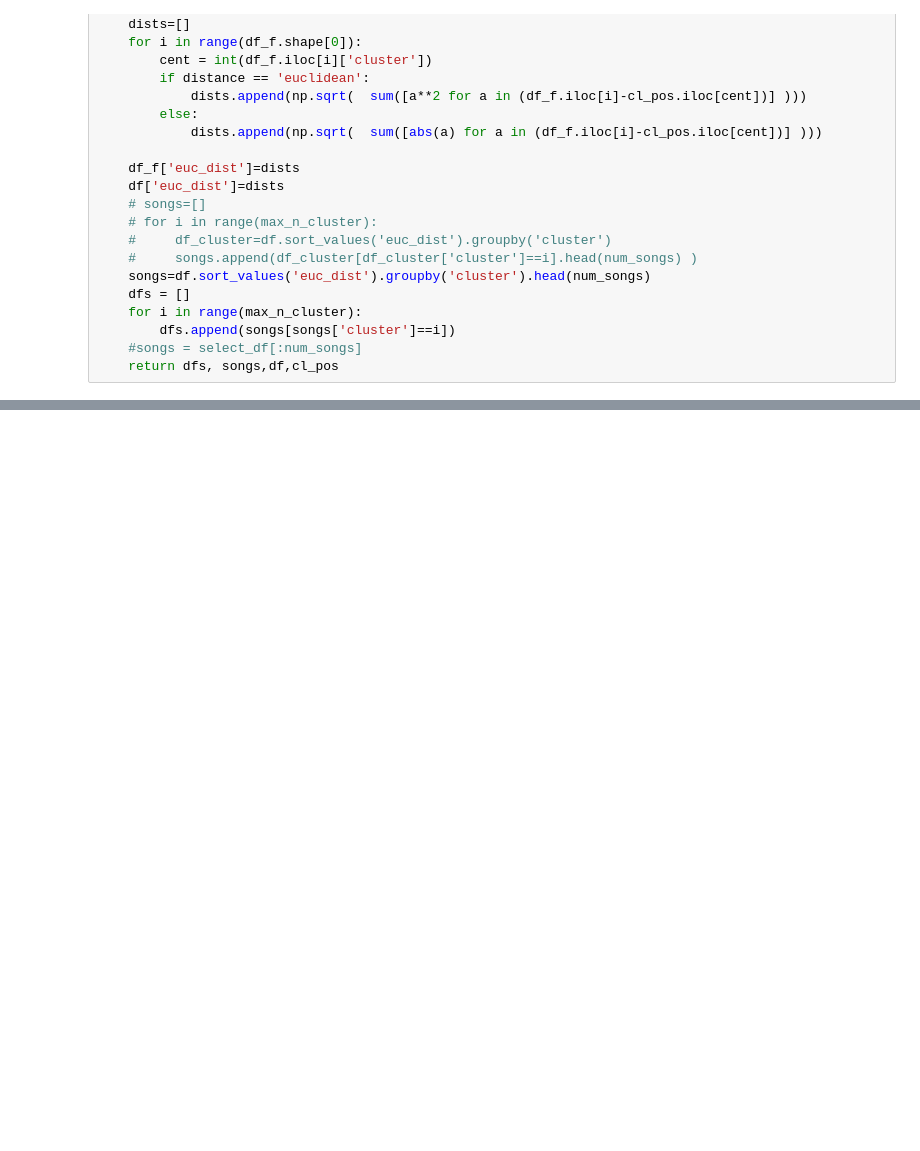
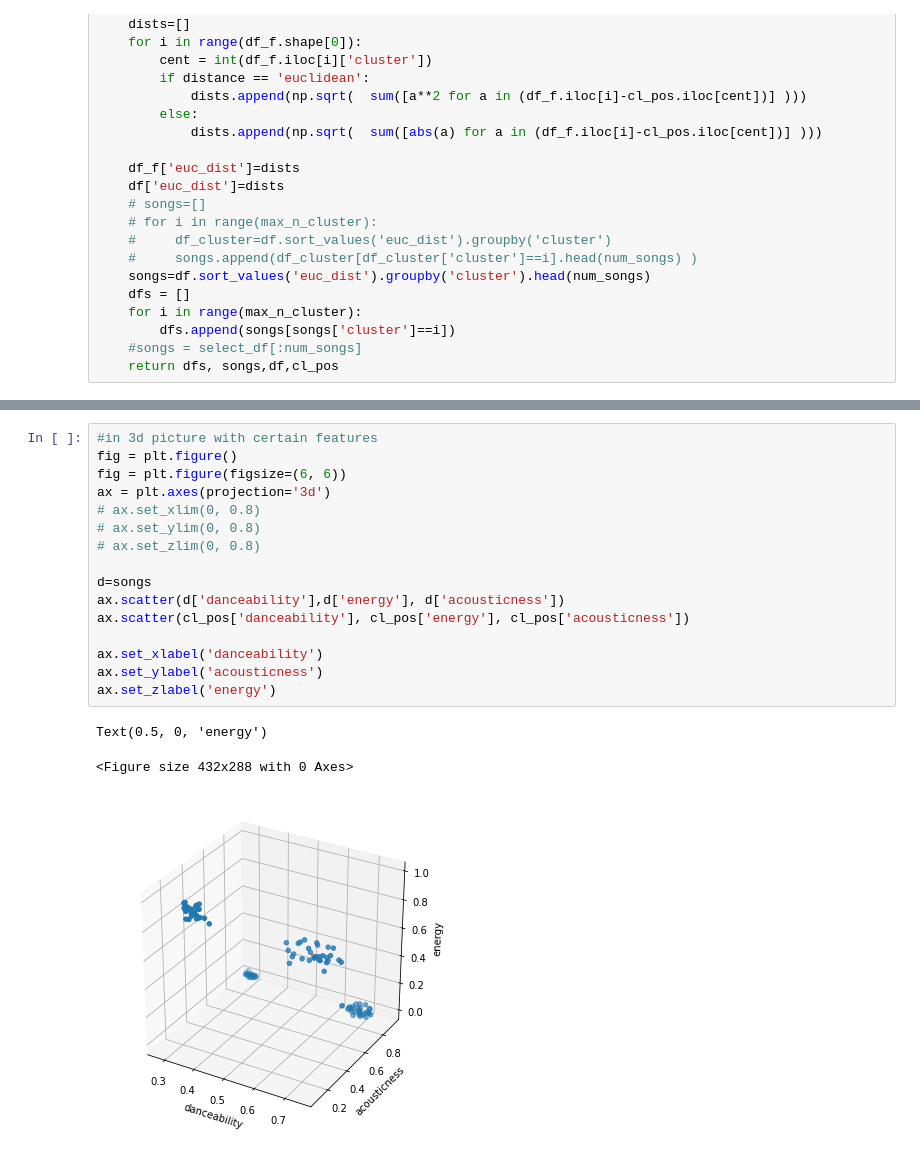
Before and after one commit to aslam7861/Machine_Learning_Project, a Jupyter notebook: unsupervised_machinne_learnning.ipynb, the cells around one changed output, grey strips where cells are left out. Saved outputs shown, nothing was run; the diff lists cells and outputs as text; blank space fills up the shorter version.

```diff
--- a/unsupervised_machinne_learnning.ipynb
+++ b/unsupervised_machinne_learnning.ipynb
@@ -267,0 +259,20 @@ dff[dff['cluster']==1].sort_values('euc_dist').head(5)
+# %%
+#in 3d picture with certain features
+fig = plt.figure()
+fig = plt.figure(figsize=(6, 6))
+ax = plt.axes(projection='3d')
+# ax.set_xlim(0, 0.8)
+# ax.set_ylim(0, 0.8)
+# ax.set_zlim(0, 0.8)
+
+d=songs
+ax.scatter(d['danceability'],d['energy'], d['acousticness'])
+ax.scatter(cl_pos['danceability'], cl_pos['energy'], cl_pos['acousticness'])
+
+ax.set_xlabel('danceability')
+ax.set_ylabel('acousticness')
+ax.set_zlabel('energy')
+# %% [output]
+Text(0.5, 0, 'energy')
+<Figure size 432x288 with 0 Axes>
+[figure, added]
```
Also changed, not shown: parts of 6 cells of this notebook.
